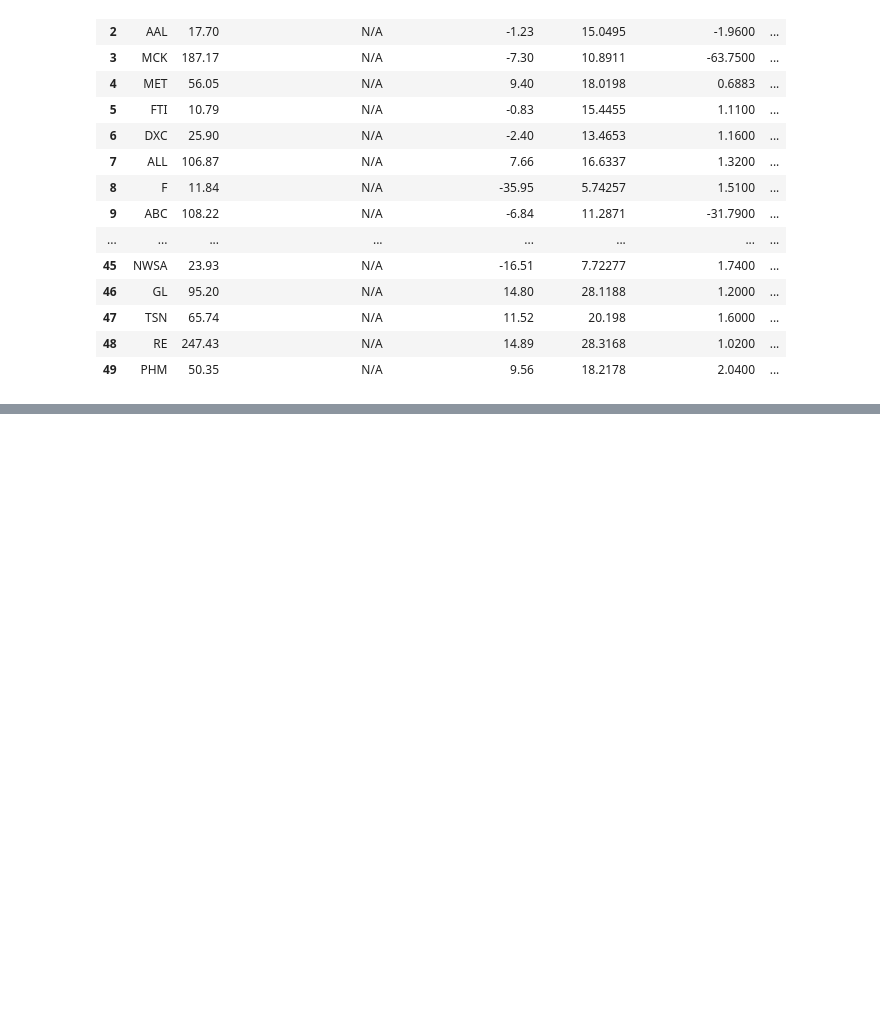
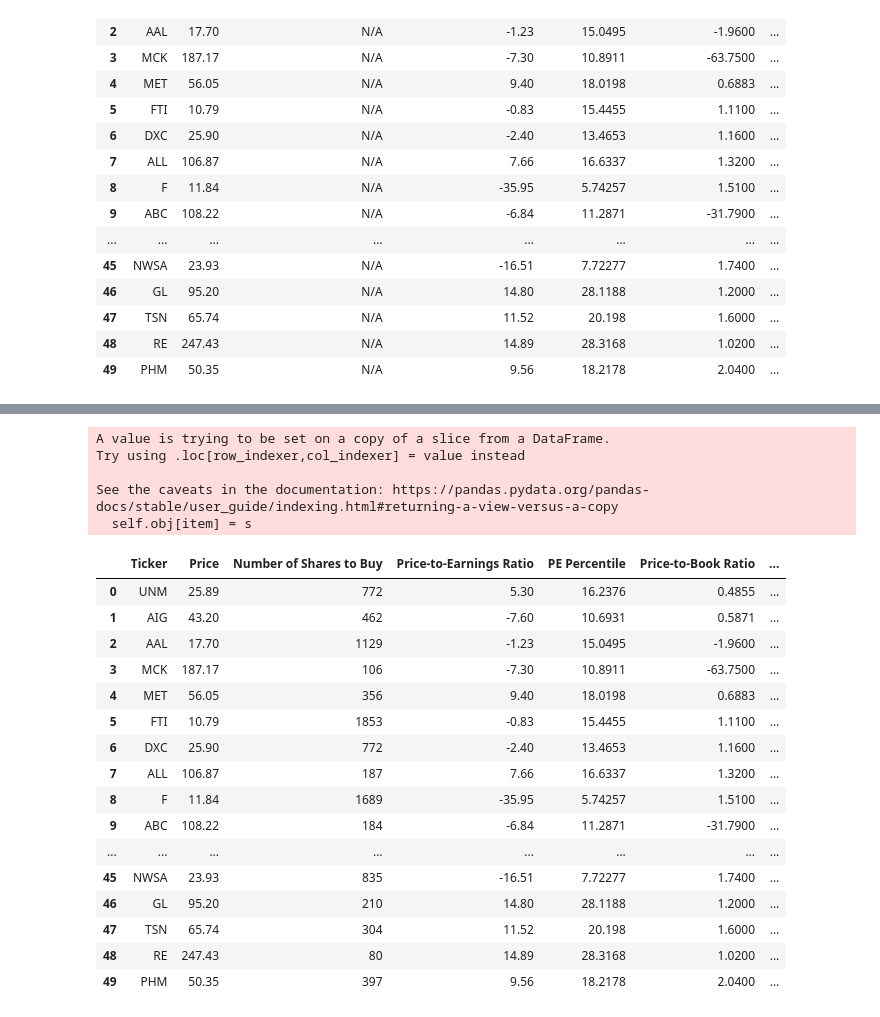
Before and after one commit to Manas1820/G_MAP, a Jupyter notebook: stock_prediction/Quantitative_value/quantitativeAnalysis.ipynb, the cells around one changed output, grey strips where cells are left out. Drawn from its saved outputs; the diff is of its cells as text; code cells hidden in the pictures; blank space fills up the shorter version.

```diff
--- a/stock_prediction/Quantitative_value/quantitativeAnalysis.ipynb
+++ b/stock_prediction/Quantitative_value/quantitativeAnalysis.ipynb
@@ -392,0 +395,31 @@ portfolio_input()
+# %%
+position_size = float(portfolio_size)/len(rv_dataframe.index)
+#position_size
+
+for row in rv_dataframe.index:
+    rv_dataframe.loc[row, 'Number of Shares to Buy'] = math.floor(position_size/ rv_dataframe.loc[row,'Price'])
+
+rv_dataframe
+# %% [output]
+A value is trying to be set on a copy of a slice from a DataFrame.
+Try using .loc[row_indexer,col_indexer] = value instead
+
+See the caveats in the documentation: https://pandas.pydata.org/pandas-docs/stable/user_guide/indexing.html#returning-a-view-versus-a-copy
+  self.obj[item] = s
+|  | Ticker | Price | Number of Shares to Buy | Price-to-Earnings Ratio | PE Percentile | Price-to-Book Ratio | ... |
+| 0 | UNM | 25.89 | 772 | 5.30 | 16.2376 | 0.4855 | ... |
+| 1 | AIG | 43.20 | 462 | -7.60 | 10.6931 | 0.5871 | ... |
+| 2 | AAL | 17.70 | 1129 | -1.23 | 15.0495 | -1.9600 | ... |
+| 3 | MCK | 187.17 | 106 | -7.30 | 10.8911 | -63.7500 | ... |
+| 4 | MET | 56.05 | 356 | 9.40 | 18.0198 | 0.6883 | ... |
+| 5 | FTI | 10.79 | 1853 | -0.83 | 15.4455 | 1.1100 | ... |
+| 6 | DXC | 25.90 | 772 | -2.40 | 13.4653 | 1.1600 | ... |
+| 7 | ALL | 106.87 | 187 | 7.66 | 16.6337 | 1.3200 | ... |
+| 8 | F | 11.84 | 1689 | -35.95 | 5.74257 | 1.5100 | ... |
+| 9 | ABC | 108.22 | 184 | -6.84 | 11.2871 | -31.7900 | ... |
+| ... | ... | ... | ... | ... | ... | ... | ... |
+| 45 | NWSA | 23.93 | 835 | -16.51 | 7.72277 | 1.7400 | ... |
+| 46 | GL | 95.20 | 210 | 14.80 | 28.1188 | 1.2000 | ... |
+| 47 | TSN | 65.74 | 304 | 11.52 | 20.198 | 1.6000 | ... |
+| 48 | RE | 247.43 | 80 | 14.89 | 28.3168 | 1.0200 | ... |
+| 49 | PHM | 50.35 | 397 | 9.56 | 18.2178 | 2.0400 | ... |
```
Also changed, not shown: parts of 5 cells of this notebook, 1 other file.
